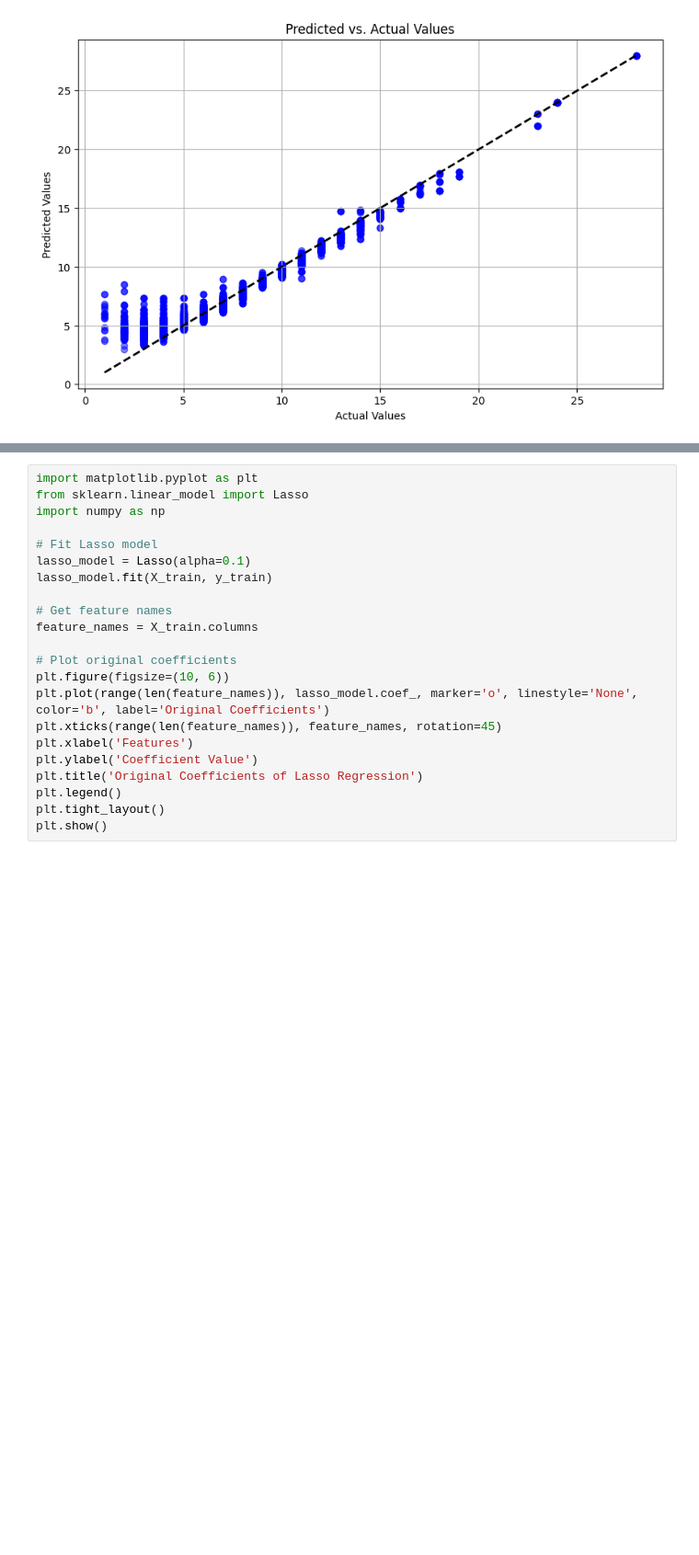
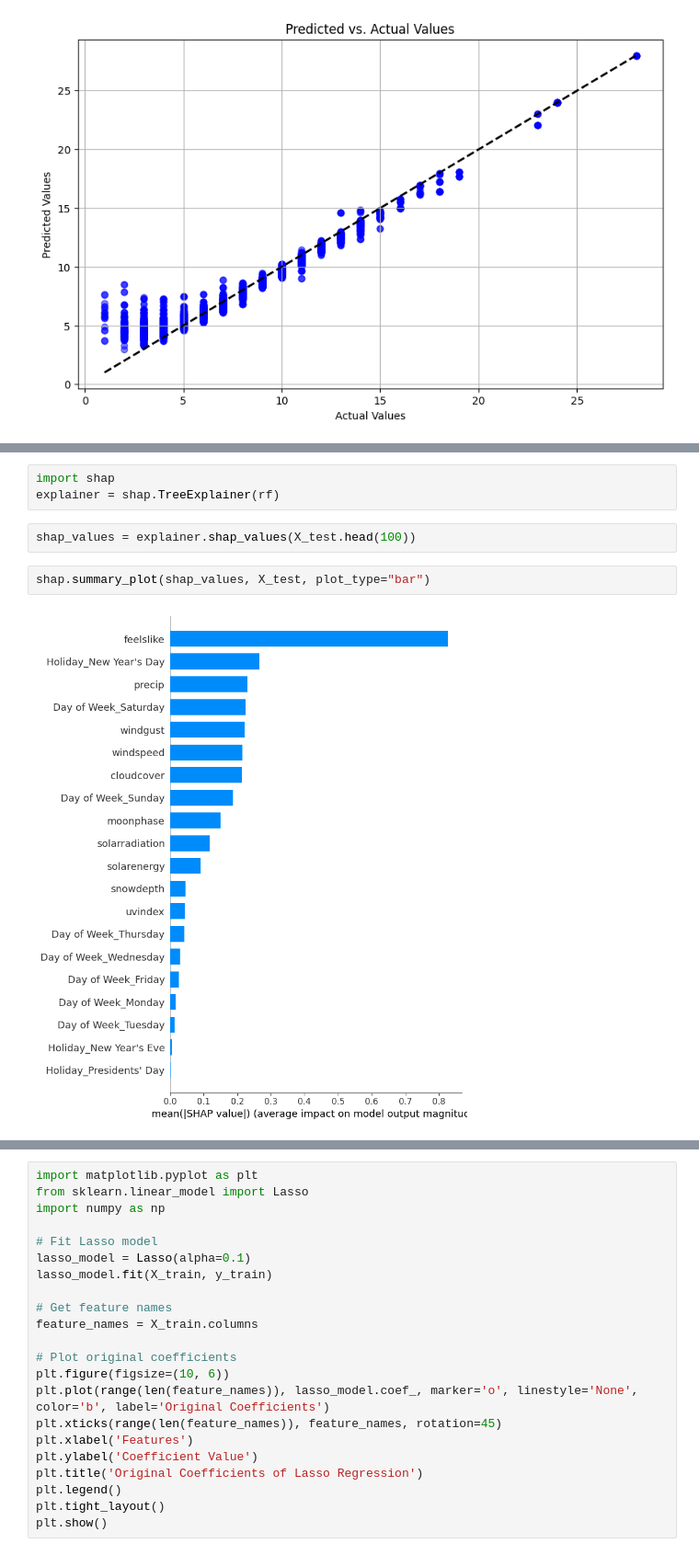
Before and after one commit to joshc2/CrimeCompetition, a Jupyter notebook: random_forest.ipynb, the cells around one changed output, grey strips where cells are left out. Shown: that part at 92% size. Drawn from its saved outputs; the diff is of its cells as text; blank space fills up the shorter version.

```diff
--- a/random_forest.ipynb
+++ b/random_forest.ipynb
@@ -135,0 +134,9 @@ plt.show()
+# %%
+import shap
+explainer = shap.TreeExplainer(rf)
+# %%
+shap_values = explainer.shap_values(X_test.head(100))
+# %%
+shap.summary_plot(shap_values, X_test, plot_type="bar")
+# %% [output]
+[figure, added]
```
Also changed, not shown: parts of 4 cells of this notebook, 1 other file.
